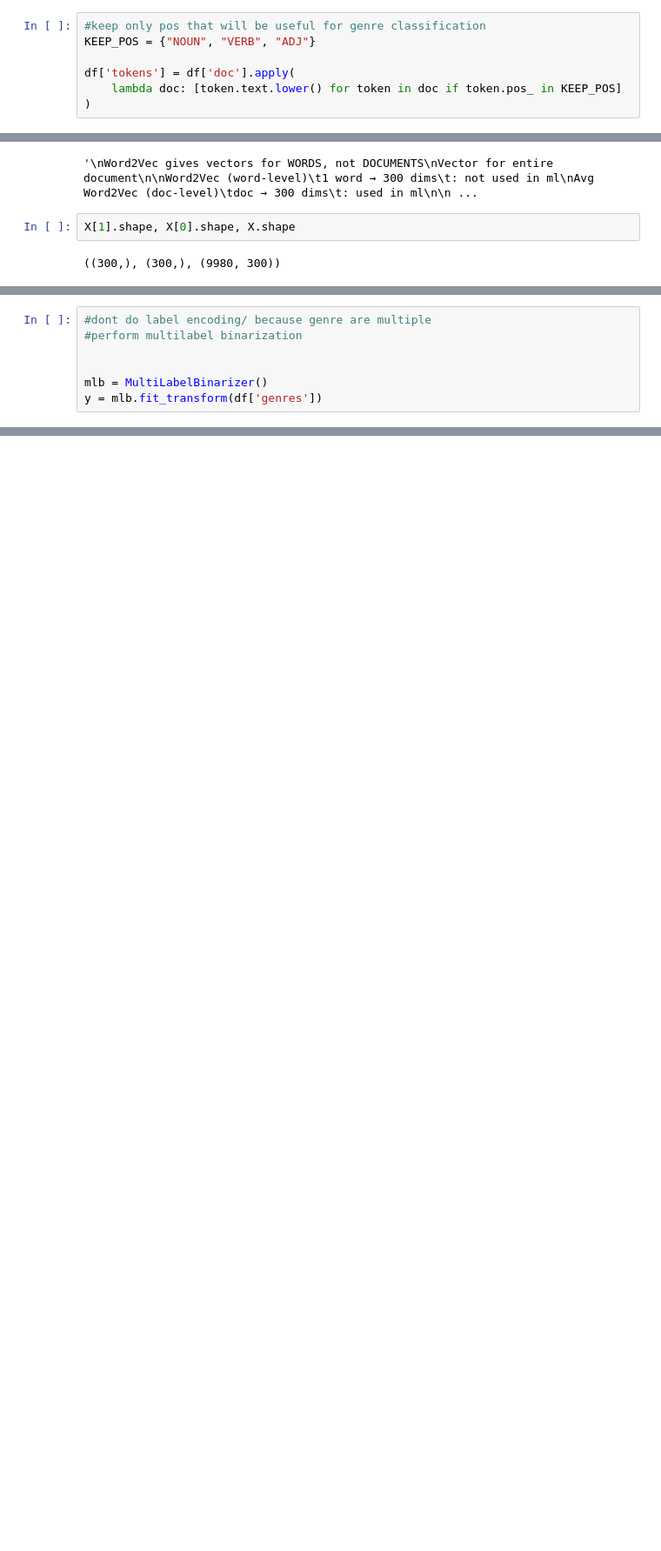
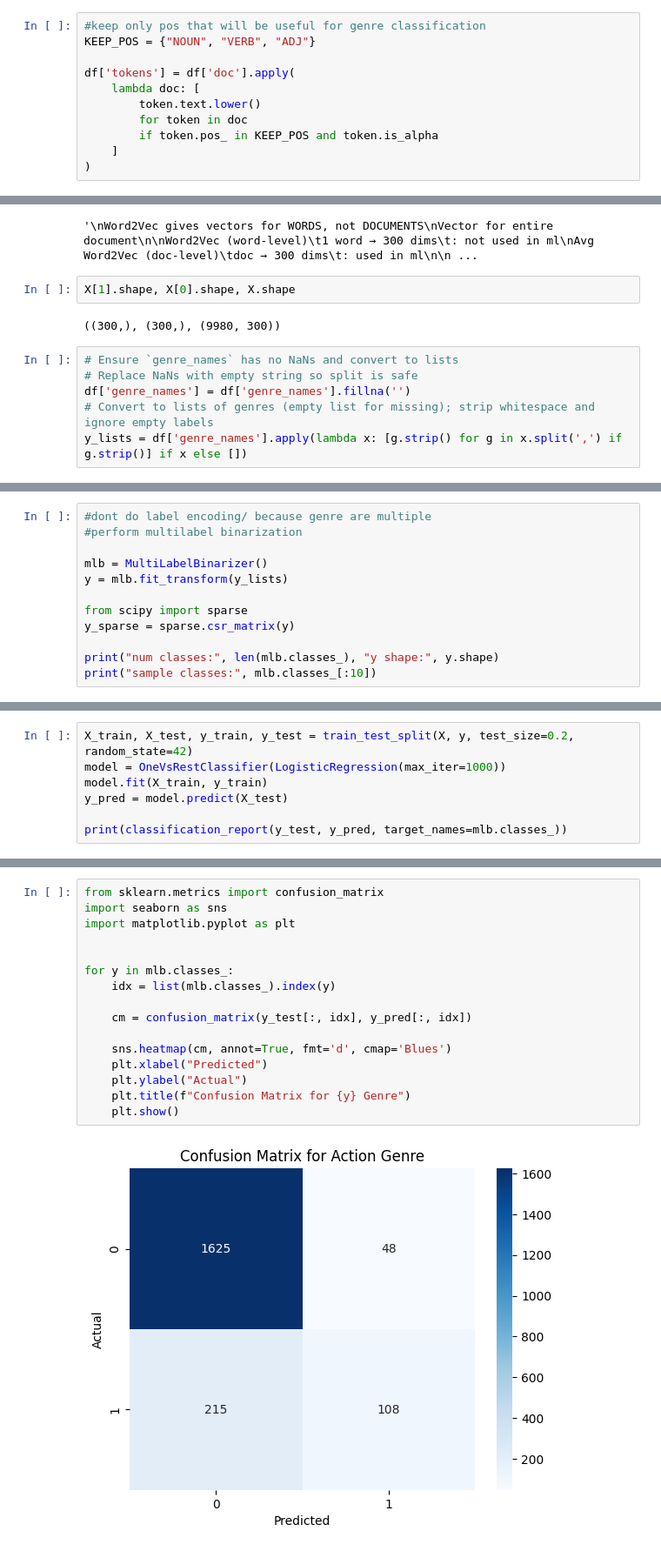
Before and after one commit to ALIZAMOMIN/Genrify, a Jupyter notebook: train.ipynb, the cells around one changed output, grey strips where cells are left out. Shown at 87% size. Cells and saved outputs as stored; diff of their text form; blank space fills up the shorter version.

Commit message:
train

```diff
--- a/train.ipynb
+++ b/train.ipynb
@@ -94,7 +61,11 @@ len(df['tokens'][0])
 KEEP_POS = {"NOUN", "VERB", "ADJ"}
 
 df['tokens'] = df['doc'].apply(
-    lambda doc: [token.text.lower() for token in doc if token.pos_ in KEEP_POS]
+    lambda doc: [
+        token.text.lower()
+        for token in doc
+        if token.pos_ in KEEP_POS and token.is_alpha
+    ]
 )
 # %%
 len(df['tokens'][0])
@@ -173,3 +143,9 @@ Avg Word2Vec (doc-level)	doc → 300 dims	: used in ml
 X[1].shape, X[0].shape, X.shape
 # %% [output]
 ((300,), (300,), (9980, 300))
+# %%
+# Ensure `genre_names` has no NaNs and convert to lists
+# Replace NaNs with empty string so split is safe
+df['genre_names'] = df['genre_names'].fillna('')
+# Convert to lists of genres (empty list for missing); strip whitespace and ignore empty labels
+y_lists = df['genre_names'].apply(lambda x: [g.strip() for g in x.split(',') if g.strip()] if x else [])
@@ -177,6 +162,11 @@ X[1].shape, X[0].shape, X.shape
 #dont do label encoding/ because genre are multiple
 #perform multilabel binarization
 
+mlb = MultiLabelBinarizer()
+y = mlb.fit_transform(y_lists)
 
-mlb = MultiLabelBinarizer()
-y = mlb.fit_transform(df['genres'])
+from scipy import sparse
+y_sparse = sparse.csr_matrix(y)
+
+print("num classes:", len(mlb.classes_), "y shape:", y.shape)
+print("sample classes:", mlb.classes_[:10])
@@ -186,0 +191,7 @@ OneVsRestClassifier(LogisticRegression())
+# %%
+X_train, X_test, y_train, y_test = train_test_split(X, y, test_size=0.2, random_state=42)
+model = OneVsRestClassifier(LogisticRegression(max_iter=1000))
+model.fit(X_train, y_train)
+y_pred = model.predict(X_test)
+
+print(classification_report(y_test, y_pred, target_names=mlb.classes_))
@@ -186,0 +222,18 @@ OneVsRestClassifier(LogisticRegression())
+# %%
+from sklearn.metrics import confusion_matrix
+import seaborn as sns
+import matplotlib.pyplot as plt
+
+
+for y in mlb.classes_:
+    idx = list(mlb.classes_).index(y)
+
+    cm = confusion_matrix(y_test[:, idx], y_pred[:, idx])
+
+    sns.heatmap(cm, annot=True, fmt='d', cmap='Blues')
+    plt.xlabel("Predicted")
+    plt.ylabel("Actual")
+    plt.title(f"Confusion Matrix for {y} Genre")
+    plt.show()
+# %% [output]
+[figure, added]
```
Also changed, not shown: parts of 17 cells of this notebook.
